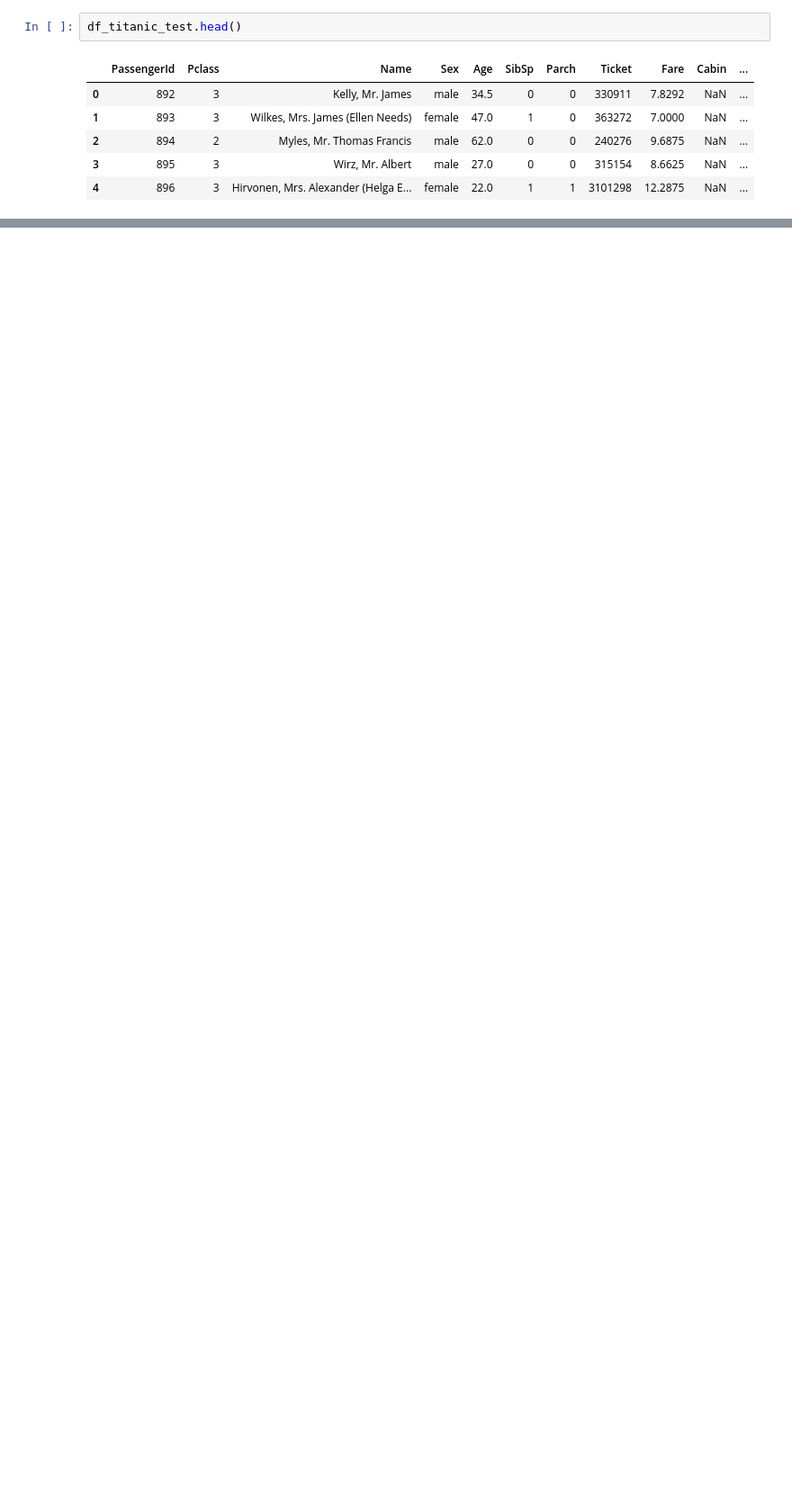
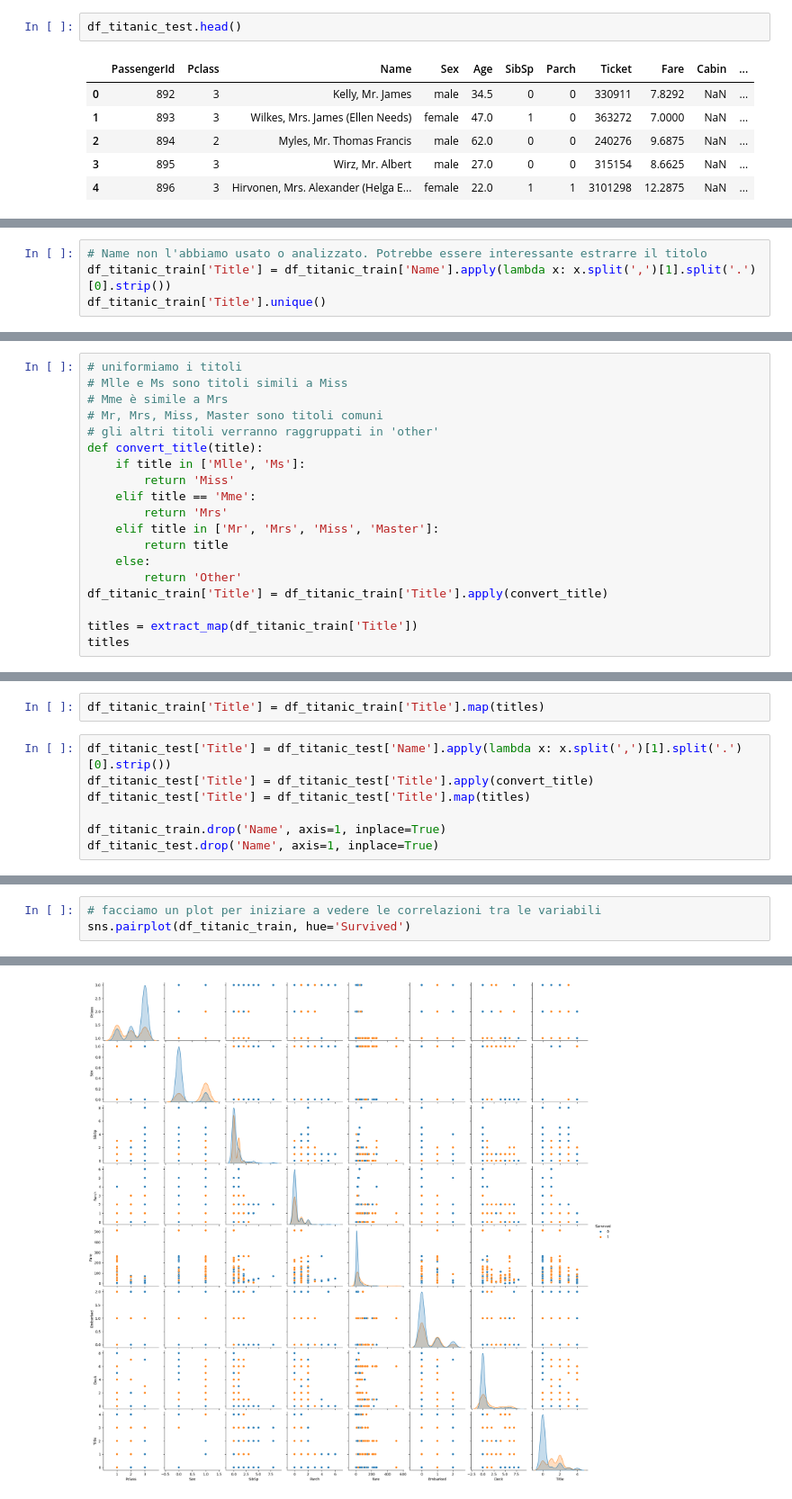
Before and after one commit to Porini-Education/Course_ITS-BigData23-25_Anno2, a Jupyter notebook: Python/20241021_ML.ipynb, the cells around one changed output, grey strips where cells are left out. Shown: that part at 90% size. Drawn from its saved outputs; the diff is of its cells as text; blank space fills up the shorter version.

```diff
--- a/Python/20241021_ML.ipynb
+++ b/Python/20241021_ML.ipynb
@@ -171,0 +738,4 @@ parch: The dataset defines family relations in this way...
+# %%
+# Name non l'abbiamo usato o analizzato. Potrebbe essere interessante estrarre il titolo
+df_titanic_train['Title'] = df_titanic_train['Name'].apply(lambda x: x.split(',')[1].split('.')[0].strip())
+df_titanic_train['Title'].unique()
@@ -171,0 +746,19 @@ parch: The dataset defines family relations in this way...
+# %%
+# uniformiamo i titoli
+# Mlle e Ms sono titoli simili a Miss
+# Mme è simile a Mrs
+# Mr, Mrs, Miss, Master sono titoli comuni
+# gli altri titoli verranno raggruppati in 'other'
+def convert_title(title):
+    if title in ['Mlle', 'Ms']:
+        return 'Miss'
+    elif title == 'Mme':
+        return 'Mrs'
+    elif title in ['Mr', 'Mrs', 'Miss', 'Master']:
+        return title
+    else:
+        return 'Other'
+df_titanic_train['Title'] = df_titanic_train['Title'].apply(convert_title)
+
+titles = extract_map(df_titanic_train['Title'])
+titles
@@ -171,0 +767,9 @@ parch: The dataset defines family relations in this way...
+# %%
+df_titanic_train['Title'] = df_titanic_train['Title'].map(titles)
+# %%
+df_titanic_test['Title'] = df_titanic_test['Name'].apply(lambda x: x.split(',')[1].split('.')[0].strip())
+df_titanic_test['Title'] = df_titanic_test['Title'].apply(convert_title)
+df_titanic_test['Title'] = df_titanic_test['Title'].map(titles)
+
+df_titanic_train.drop('Name', axis=1, inplace=True)
+df_titanic_test.drop('Name', axis=1, inplace=True)
@@ -171,0 +831,4 @@ parch: The dataset defines family relations in this way...
+# %%
+# facciamo un plot per iniziare a vedere le correlazioni tra le variabili
+sns.pairplot(df_titanic_train, hue='Survived')
+# %% [output]
@@ -171,0 +836 @@ parch: The dataset defines family relations in this way...
+[figure, added]
```
Also changed, not shown: parts of 99 cells of this notebook, 1 other file.
